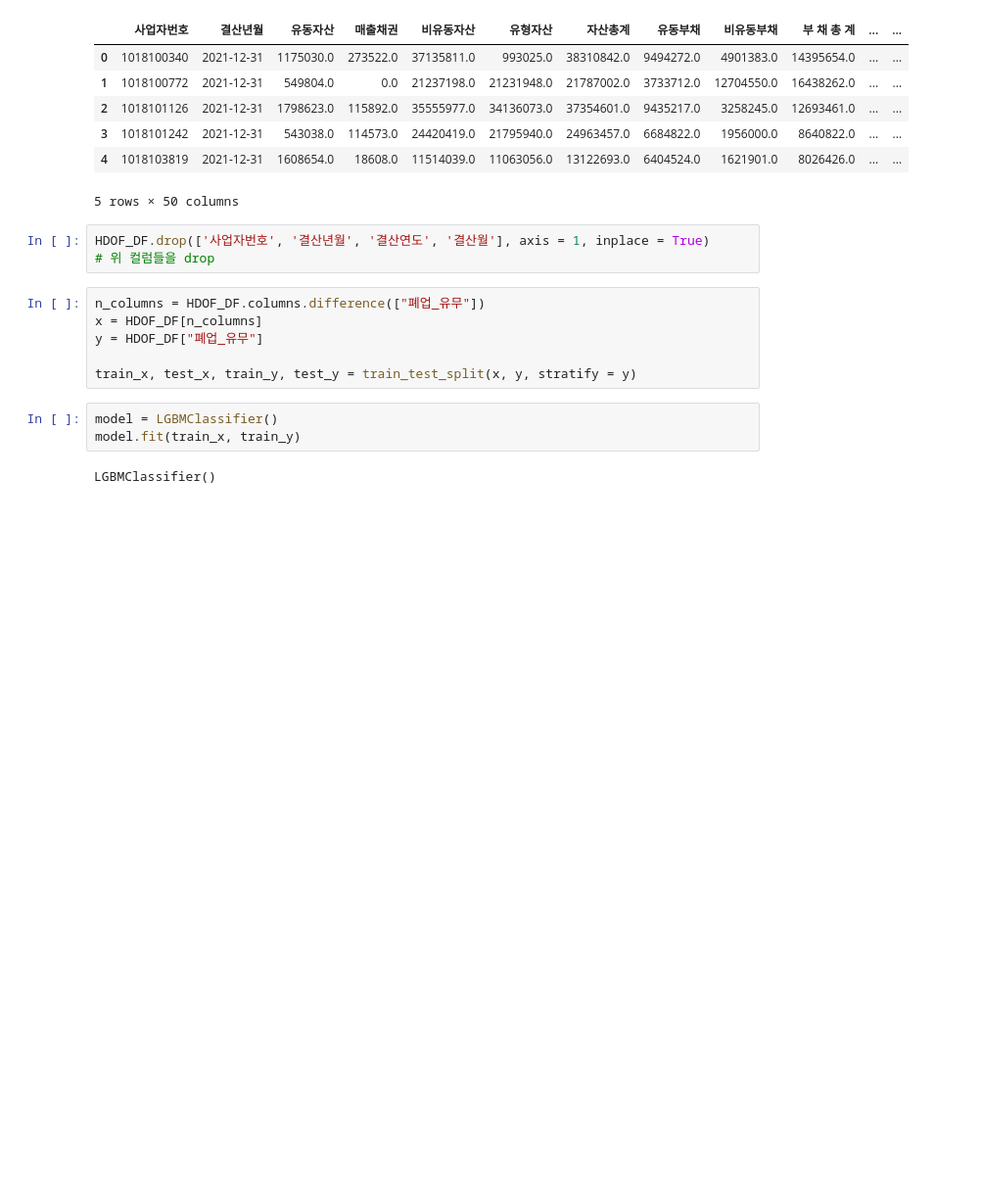
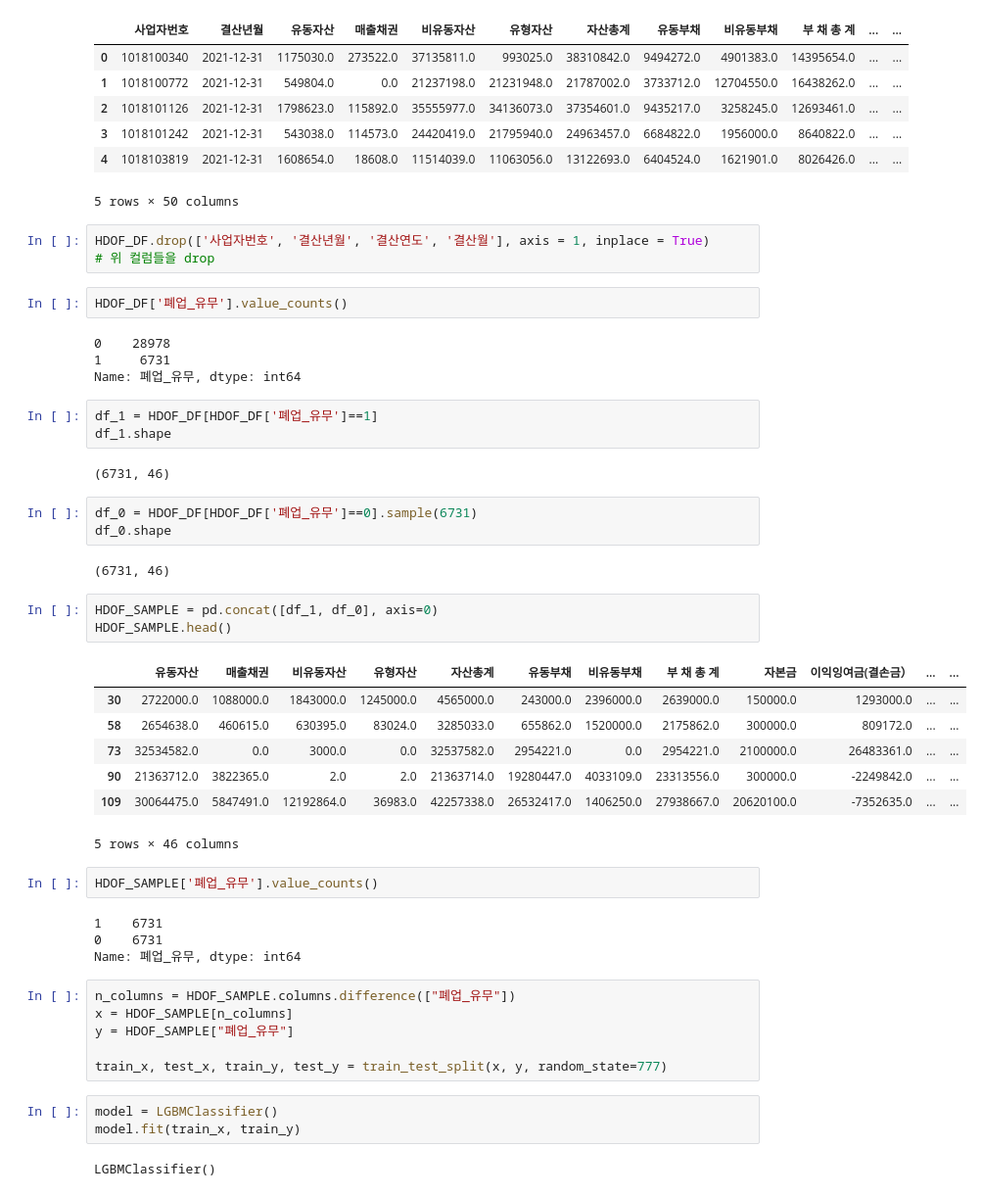
Before and after one commit to SIN-HJ/Machine-Learning, a Jupyter notebook: LGBM_HDOF.ipynb, the cells around one changed output. Shown at 98% size. Drawn from its saved outputs; the diff is of its cells as text; blank space fills up the shorter version.

```diff
--- a/LGBM_HDOF.ipynb
+++ b/LGBM_HDOF.ipynb
@@ -38,12 +38,45 @@ HDOF_DF.head()
 # %%
 HDOF_DF.drop(['사업자번호', '결산년월', '결산연도', '결산월'], axis = 1, inplace = True)
 # 위 컬럼들을 drop
+# %%
+HDOF_DF['폐업_유무'].value_counts()
+# %% [output]
+0    28978
+1     6731
+Name: 폐업_유무, dtype: int64
+# %%
+df_1 = HDOF_DF[HDOF_DF['폐업_유무']==1]
+df_1.shape
+# %% [output]
+(6731, 46)
+# %%
+df_0 = HDOF_DF[HDOF_DF['폐업_유무']==0].sample(6731)
+df_0.shape
+# %% [output]
+(6731, 46)
+# %%
+HDOF_SAMPLE = pd.concat([df_1, df_0], axis=0)
+HDOF_SAMPLE.head()
+# %% [output]
+|  | 유동자산 | 매출채권 | 비유동자산 | 유형자산 | 자산총계 | 유동부채 | 비유동부채 | 부 채 총 계 | 자본금 | 이익잉여금(결손금） | ... | ... |
+| 30 | 2722000.0 | 1088000.0 | 1843000.0 | 1245000.0 | 4565000.0 | 243000.0 | 2396000.0 | 2639000.0 | 150000.0 | 1293000.0 | ... | ... |
+| 58 | 2654638.0 | 460615.0 | 630395.0 | 83024.0 | 3285033.0 | 655862.0 | 1520000.0 | 2175862.0 | 300000.0 | 809172.0 | ... | ... |
+| 73 | 32534582.0 | 0.0 | 3000.0 | 0.0 | 32537582.0 | 2954221.0 | 0.0 | 2954221.0 | 2100000.0 | 26483361.0 | ... | ... |
+| 90 | 21363712.0 | 3822365.0 | 2.0 | 2.0 | 21363714.0 | 19280447.0 | 4033109.0 | 23313556.0 | 300000.0 | -2249842.0 | ... | ... |
+| 109 | 30064475.0 | 5847491.0 | 12192864.0 | 36983.0 | 42257338.0 | 26532417.0 | 1406250.0 | 27938667.0 | 20620100.0 | -7352635.0 | ... | ... |
+5 rows × 46 columns
+# %%
+HDOF_SAMPLE['폐업_유무'].value_counts()
+# %% [output]
+1    6731
+0    6731
+Name: 폐업_유무, dtype: int64
 # %%
-n_columns = HDOF_DF.columns.difference(["폐업_유무"])
-x = HDOF_DF[n_columns]
-y = HDOF_DF["폐업_유무"]
+n_columns = HDOF_SAMPLE.columns.difference(["폐업_유무"])
+x = HDOF_SAMPLE[n_columns]
+y = HDOF_SAMPLE["폐업_유무"]
 
-train_x, test_x, train_y, test_y = train_test_split(x, y, stratify = y)
+train_x, test_x, train_y, test_y = train_test_split(x, y, random_state=777)
 # %%
 model = LGBMClassifier()
 model.fit(train_x, train_y)
```
Also changed, not shown: parts of 18 cells of this notebook.
